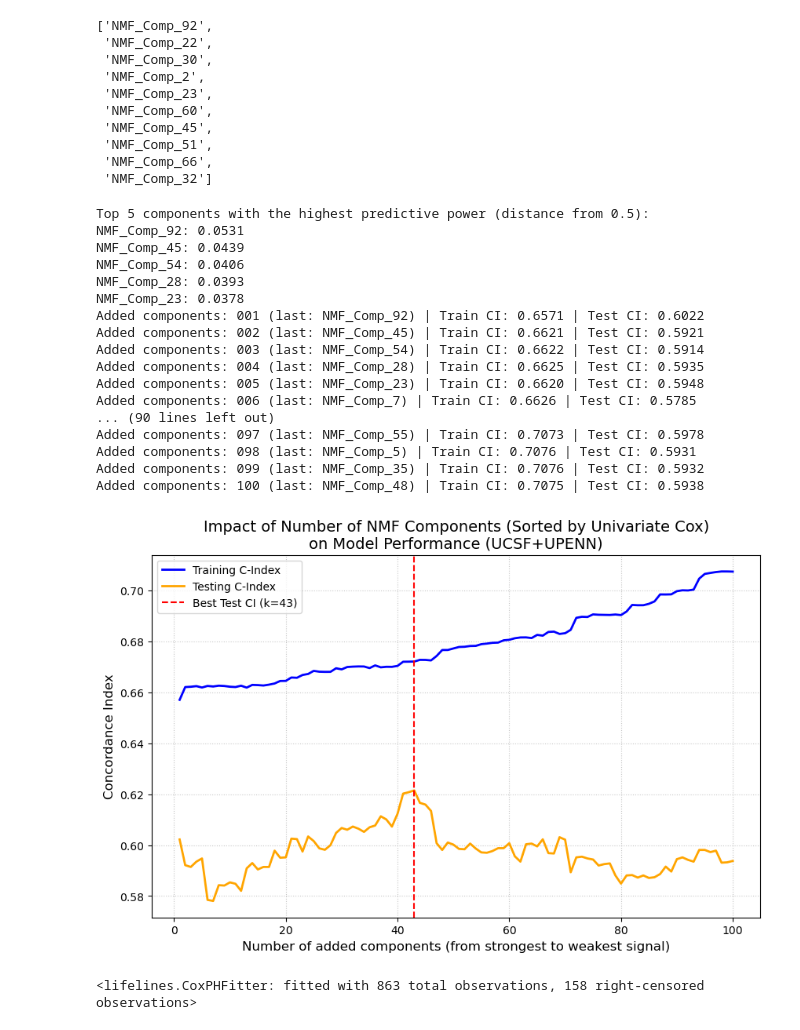
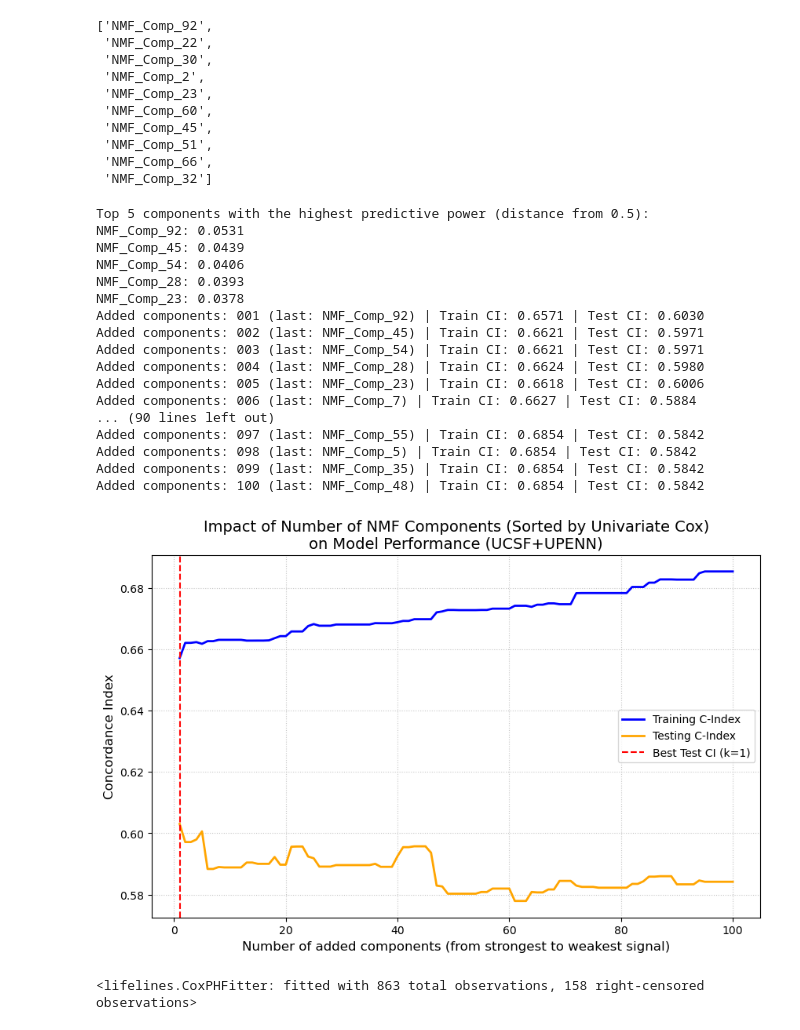
Before and after one commit to basiav/Tractography, a Jupyter notebook: td/incrementally_adding_components_nmf.ipynb, the cells around one changed output. Drawn from its saved outputs; the diff is of its cells as text; code cells hidden in the pictures.

```diff
--- a/td/incrementally_adding_components_nmf.ipynb
+++ b/td/incrementally_adding_components_nmf.ipynb
@@ -297,7 +297,7 @@ for comp in raw_components:
     df_subset = X_train[[comp, duration_col, event_col]]
 
     # Train a simple Cox model with a light numerical penalty
-    cph_uni = CoxPHFitter(penalizer=0.01)
+    cph_uni = CoxPHFitter(penalizer=0)
 
     try:
         cph_uni.fit(df_subset, duration_col, event_col)
@@ -339,7 +339,7 @@ for k in range(1, len(components_sorted_by_power) + 1):
     X_test_subset = X_test[selected_features]
 
     # Initialize the main model (with L2 penalty for stability)
-    cph = CoxPHFitter(penalizer=0.01)
+    cph = CoxPHFitter(penalizer=0.101, l1_ratio=0.201)
 
     try:
         cph.fit(X_train_subset, duration_col, event_col)
@@ -373,44 +373,44 @@ for k in range(1, len(components_sorted_by_power) + 1):
 
     print(f"Added components: {k:03d} (last: {current_features[-1]}) | Train CI: {train_c_index:.4f} | Test CI: {c_index_test:.4f}")
 
 
 if history_k:
     plt.figure(figsize=(10, 6))
     plt.plot(history_k, history_train_ci, label='Training C-Index', color='blue', linewidth=2)
     plt.plot(history_k, history_test_ci, label='Testing C-Index', color='orange', linewidth=2)
 
     plt.title(f"Impact of Number of NMF Components (Sorted by Univariate Cox)\non Model Performance ({dataset_training.name.upper()})", fontsize=14)
     plt.xlabel("Number of added components (from strongest to weakest signal)", fontsize=12)
     plt.ylabel("Concordance Index", fontsize=12)
 
     best_k_idx = np.argmax(history_test_ci)
     plt.axvline(x=history_k[best_k_idx], color='red', linestyle='--',
                 label=f'Best Test CI (k={history_k[best_k_idx]})')
 
     plt.legend()
     plt.grid(True, linestyle=':', alpha=0.7)
 
     plt.savefig("results-incremental/nmf_incremental_curve.png", bbox_inches='tight')
     plt.show()
 # %% [output]
 Top 5 components with the highest predictive power (distance from 0.5):
 NMF_Comp_92: 0.0531
 NMF_Comp_45: 0.0439
 NMF_Comp_54: 0.0406
 NMF_Comp_28: 0.0393
 NMF_Comp_23: 0.0378
-Added components: 001 (last: NMF_Comp_92) | Train CI: 0.6571 | Test CI: 0.6022
-Added components: 002 (last: NMF_Comp_45) | Train CI: 0.6621 | Test CI: 0.5921
-Added components: 003 (last: NMF_Comp_54) | Train CI: 0.6622 | Test CI: 0.5914
-Added components: 004 (last: NMF_Comp_28) | Train CI: 0.6625 | Test CI: 0.5935
-Added components: 005 (last: NMF_Comp_23) | Train CI: 0.6620 | Test CI: 0.5948
-Added components: 006 (last: NMF_Comp_7) | Train CI: 0.6626 | Test CI: 0.5785
+Added components: 001 (last: NMF_Comp_92) | Train CI: 0.6571 | Test CI: 0.6030
+Added components: 002 (last: NMF_Comp_45) | Train CI: 0.6621 | Test CI: 0.5971
+Added components: 003 (last: NMF_Comp_54) | Train CI: 0.6621 | Test CI: 0.5971
+Added components: 004 (last: NMF_Comp_28) | Train CI: 0.6624 | Test CI: 0.5980
+Added components: 005 (last: NMF_Comp_23) | Train CI: 0.6618 | Test CI: 0.6006
+Added components: 006 (last: NMF_Comp_7) | Train CI: 0.6627 | Test CI: 0.5884
 ... (90 lines left out)
-Added components: 097 (last: NMF_Comp_55) | Train CI: 0.7073 | Test CI: 0.5978
-Added components: 098 (last: NMF_Comp_5) | Train CI: 0.7076 | Test CI: 0.5931
-Added components: 099 (last: NMF_Comp_35) | Train CI: 0.7076 | Test CI: 0.5932
-Added components: 100 (last: NMF_Comp_48) | Train CI: 0.7075 | Test CI: 0.5938
+Added components: 097 (last: NMF_Comp_55) | Train CI: 0.6854 | Test CI: 0.5842
+Added components: 098 (last: NMF_Comp_5) | Train CI: 0.6854 | Test CI: 0.5842
+Added components: 099 (last: NMF_Comp_35) | Train CI: 0.6854 | Test CI: 0.5842
+Added components: 100 (last: NMF_Comp_48) | Train CI: 0.6854 | Test CI: 0.5842
-[figure, old version]
+[figure, new version]
 # %%
 current_features = components_sorted_by_power[:43]
 clinical_columns = [col for col in X_train.columns if col not in raw_components and col not in [duration_col, event_col]]
```
Also changed, not shown: parts of 6 cells of this notebook, 9 other files.
